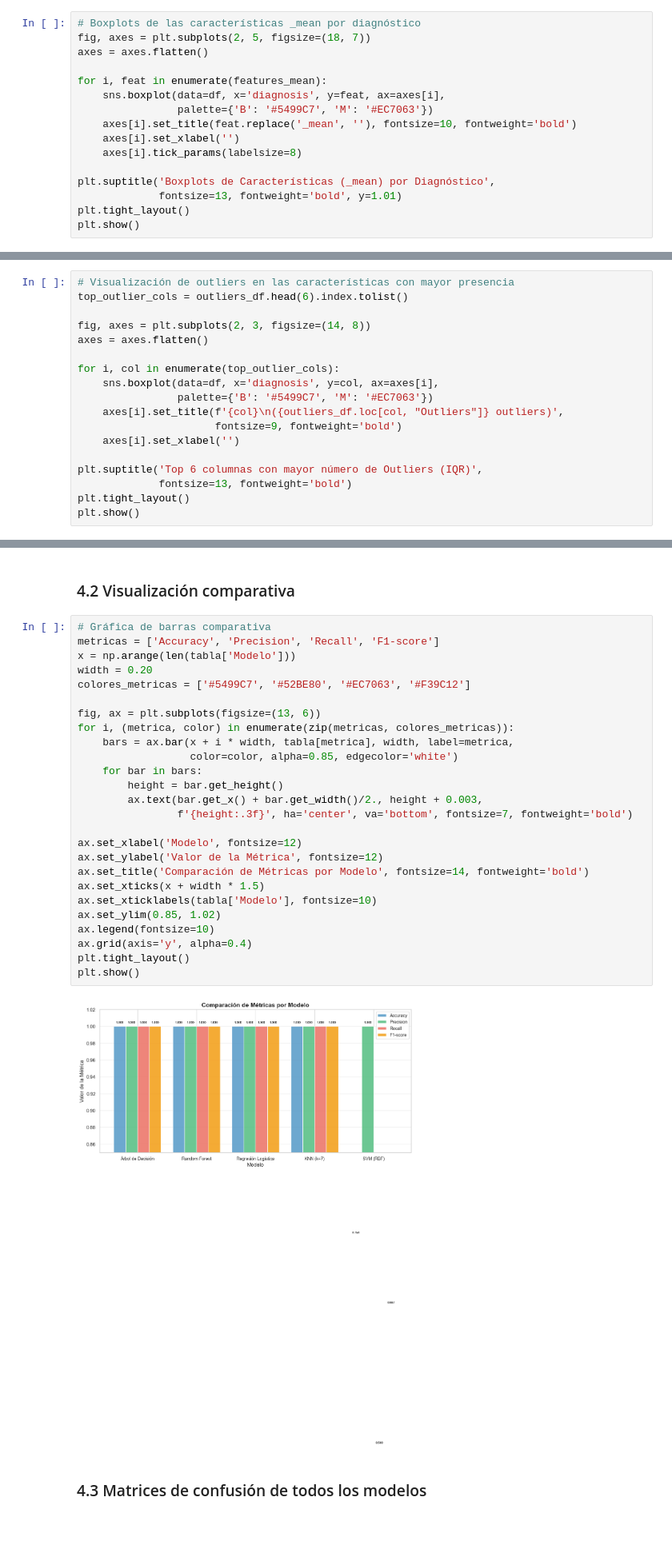
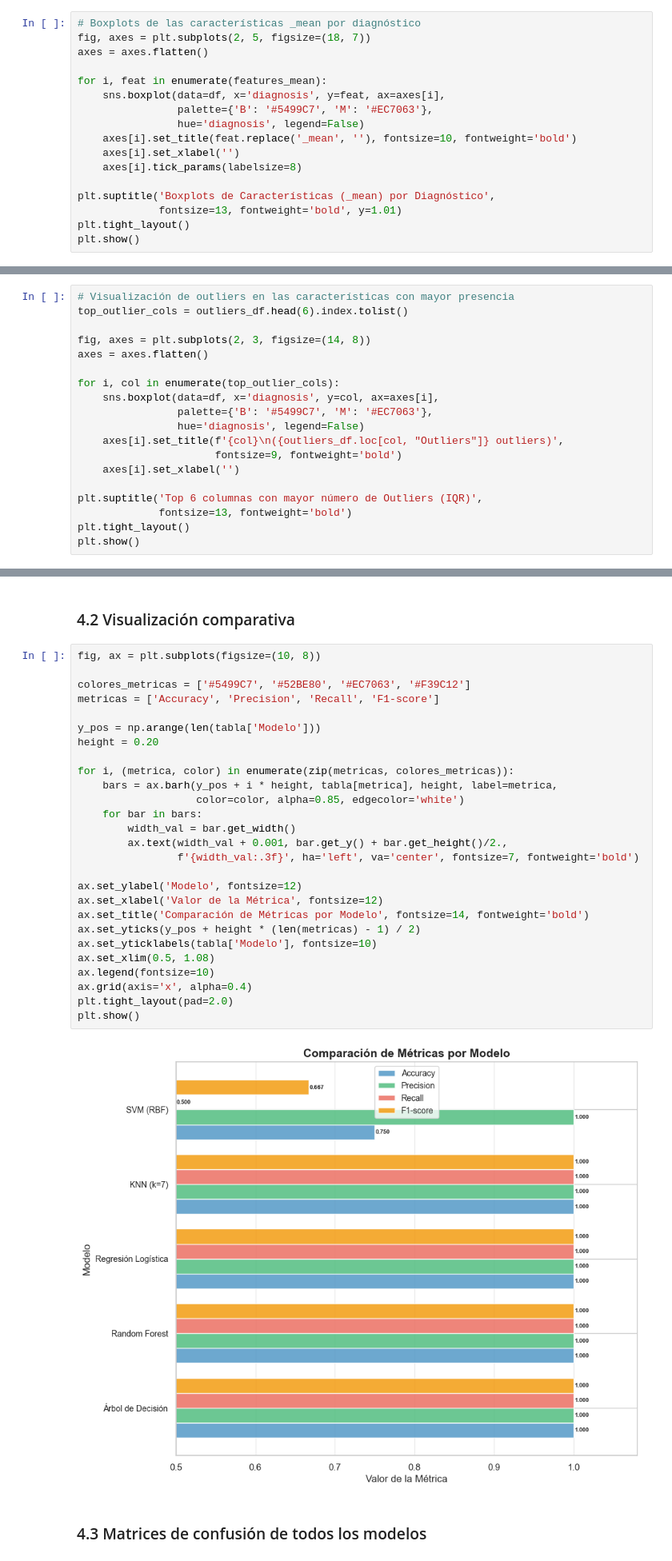
Before and after one commit to Jose-Esp-Ordas/ProyectoFinalABD, a Jupyter notebook: notebooks/breast_cancer_clasificacion.ipynb, the cells around one changed output, grey strips where cells are left out. Shown at 80% size. Cells and saved outputs as stored; diff of their text form; blank space fills up the shorter version.

Commit message:
Error en la gráfica

```diff
--- a/notebooks/breast_cancer_clasificacion.ipynb
+++ b/notebooks/breast_cancer_clasificacion.ipynb
@@ -219,7 +219,8 @@ axes = axes.flatten()
 
 for i, feat in enumerate(features_mean):
     sns.boxplot(data=df, x='diagnosis', y=feat, ax=axes[i],
-                palette={'B': '#5499C7', 'M': '#EC7063'})
+                palette={'B': '#5499C7', 'M': '#EC7063'},
+                hue='diagnosis', legend=False)
     axes[i].set_title(feat.replace('_mean', ''), fontsize=10, fontweight='bold')
     axes[i].set_xlabel('')
     axes[i].tick_params(labelsize=8)
@@ -384,7 +368,8 @@ axes = axes.flatten()
 
 for i, col in enumerate(top_outlier_cols):
     sns.boxplot(data=df, x='diagnosis', y=col, ax=axes[i],
-                palette={'B': '#5499C7', 'M': '#EC7063'})
+                palette={'B': '#5499C7', 'M': '#EC7063'},
+                hue='diagnosis', legend=False)
     axes[i].set_title(f'{col}\n({outliers_df.loc[col, "Outliers"]} outliers)',
                       fontsize=9, fontweight='bold')
     axes[i].set_xlabel('')
@@ -771,33 +750,34 @@ Tabla comparativa de modelos (ordenada por F1-score):
 # %% [markdown]
 ### 4.2 Visualización comparativa
 # %%
-# Gráfica de barras comparativa
+fig, ax = plt.subplots(figsize=(10, 8))
+
+colores_metricas = ['#5499C7', '#52BE80', '#EC7063', '#F39C12']
 metricas = ['Accuracy', 'Precision', 'Recall', 'F1-score']
-x = np.arange(len(tabla['Modelo']))
-width = 0.20
-colores_metricas = ['#5499C7', '#52BE80', '#EC7063', '#F39C12']
 
-fig, ax = plt.subplots(figsize=(13, 6))
+y_pos = np.arange(len(tabla['Modelo']))
+height = 0.20
+
 for i, (metrica, color) in enumerate(zip(metricas, colores_metricas)):
-    bars = ax.bar(x + i * width, tabla[metrica], width, label=metrica,
-                  color=color, alpha=0.85, edgecolor='white')
+    bars = ax.barh(y_pos + i * height, tabla[metrica], height, label=metrica,
+                   color=color, alpha=0.85, edgecolor='white')
     for bar in bars:
-        height = bar.get_height()
-        ax.text(bar.get_x() + bar.get_width()/2., height + 0.003,
-                f'{height:.3f}', ha='center', va='bottom', fontsize=7, fontweight='bold')
+        width_val = bar.get_width()
+        ax.text(width_val + 0.001, bar.get_y() + bar.get_height()/2.,
+                f'{width_val:.3f}', ha='left', va='center', fontsize=7, fontweight='bold')
 
-ax.set_xlabel('Modelo', fontsize=12)
-ax.set_ylabel('Valor de la Métrica', fontsize=12)
+ax.set_ylabel('Modelo', fontsize=12)
+ax.set_xlabel('Valor de la Métrica', fontsize=12)
 ax.set_title('Comparación de Métricas por Modelo', fontsize=14, fontweight='bold')
-ax.set_xticks(x + width * 1.5)
-ax.set_xticklabels(tabla['Modelo'], fontsize=10)
-ax.set_ylim(0.85, 1.02)
+ax.set_yticks(y_pos + height * (len(metricas) - 1) / 2)
+ax.set_yticklabels(tabla['Modelo'], fontsize=10)
+ax.set_xlim(0.5, 1.08)
 ax.legend(fontsize=10)
-ax.grid(axis='y', alpha=0.4)
-plt.tight_layout()
+ax.grid(axis='x', alpha=0.4)
+plt.tight_layout(pad=2.0)
 plt.show()
 # %% [output]
-[figure, old version]
+[figure, new version]
 # %% [markdown]
 ### 4.3 Matrices de confusión de todos los modelos
 # %%
```
Also changed, not shown: parts of 10 cells of this notebook, 8 other files.
